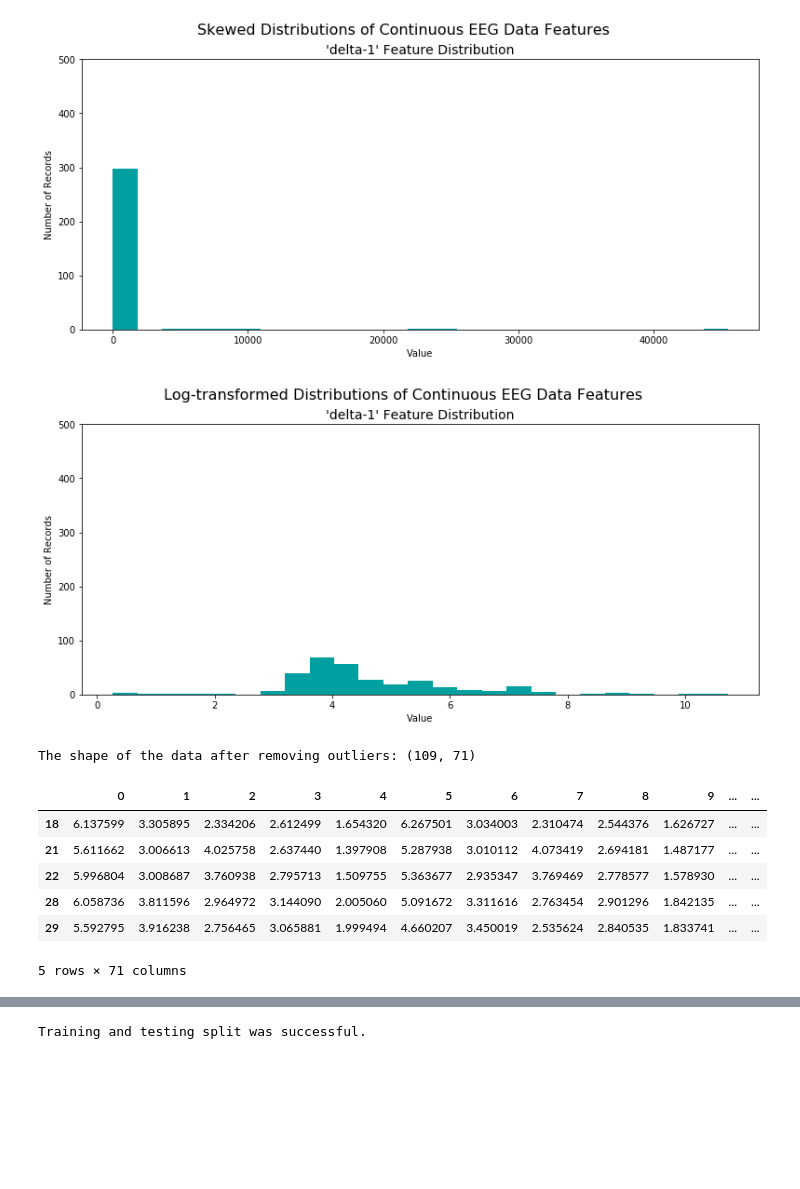
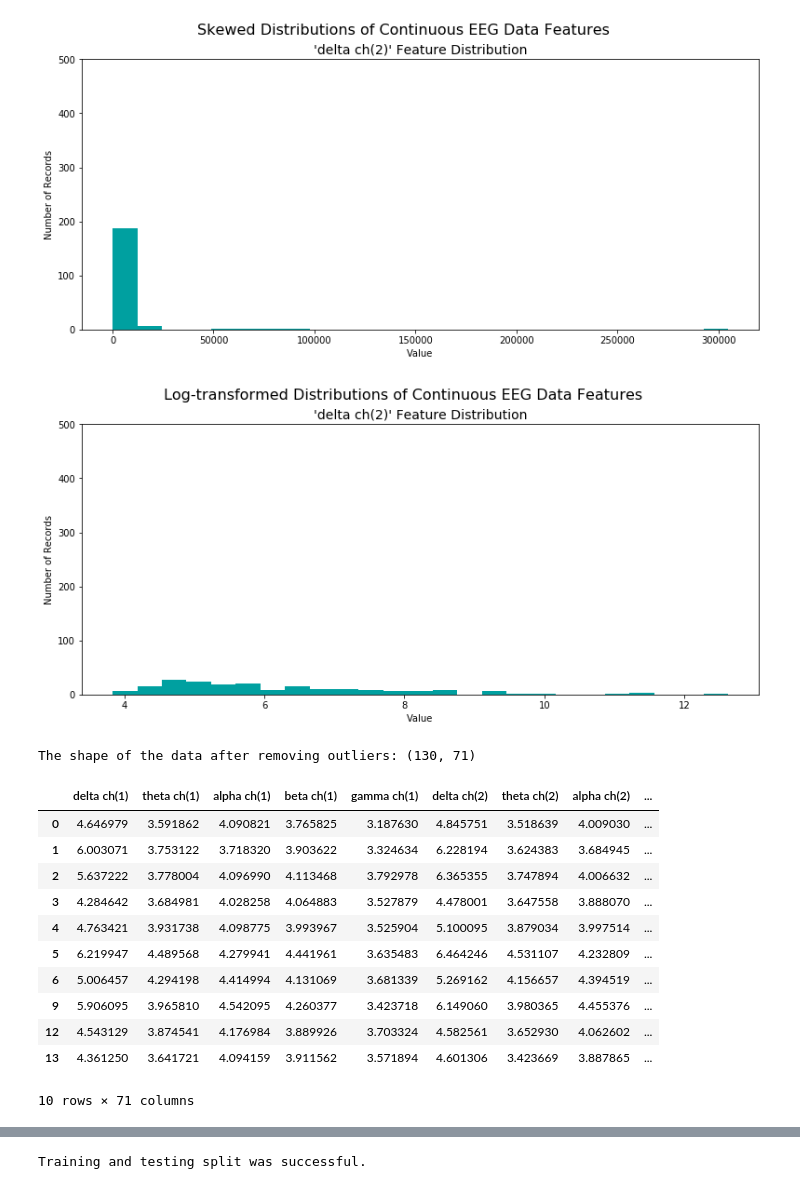
Before and after one commit to omarmagdy217/Driving-Behavior-Prediction_GP, a Jupyter notebook: Data Classification/state_prediction.ipynb, the cells around one changed output, grey strips where cells are left out. Drawn from its saved outputs; the diff is of its cells as text; code cells hidden in the pictures; blank space fills up the shorter version.

Commit message:
Classify Recorded Data

```diff
--- a/Data Classification/state_prediction.ipynb
+++ b/Data Classification/state_prediction.ipynb
@@ -10,9 +10,6 @@ def distribution(data, value, transformed = False):
     """
     Visualization code for displaying skewed distributions of features
     """
-    # Map bands
-    Data_Bands = {0: 'delta', 1: 'theta', 2: 'alpha', 3: 'beta', 4: 'gamma'}
-
     # Create figure
     fig = plt.figure(figsize = (11,5));
 
@@ -20,7 +17,7 @@ def distribution(data, value, transformed = False):
     for i, feature in enumerate([value]):
         ax = fig.add_subplot(1, 1, i+1)
         ax.hist(data[data.columns[feature-1]], bins = 25, color = '#00A0A0')
-        ax.set_title("'%s-%s' Feature Distribution"%(Data_Bands[(feature-1)%5], feature), fontsize = 14)
+        ax.set_title("'%s' Feature Distribution"%(data.columns[feature-1]), fontsize = 14)
         ax.set_xlabel("Value")
         ax.set_ylabel("Number of Records")
         ax.set_ylim((0, 500))
@@ -86,7 +83,7 @@ def fit_model(X, y):
 from IPython.display import display
 
 # Read the data.
-raw_data = pd.read_csv('eeg_bands_vector.csv', header=None)
+raw_data = pd.read_csv('eeg_bands_vector.csv')
 
 # Split the data into features and target label
 target_raw = raw_data[raw_data.columns[-1]]
@@ -95,6 +92,6 @@ features_raw = raw_data.drop(raw_data.columns[-1], axis = 1)
 # Print data shape.
 print("The shape of the data: {}".format(raw_data.shape))
 
-# Success - Display the first nine records
-display(raw_data.head(n=9))
+# Success - Display the first fifteen records
+display(raw_data.head(n=15))
 # %% [output]
@@ -113,24 +116,24 @@ The shape of the data: (306, 71)
 # %%
 # Visualize skewed continuous features of original data
-distribution(raw_data, 1)
+distribution(raw_data, 6)
 # %% [output]
-[figure, old version]
+[figure, new version]
 # %%
 # Log-transform the skewed features
 features_log_transformed = features_raw.apply(lambda x: np.log(x + 1))
 
 # Visualize the new log distributions
-distribution(features_log_transformed, 1, transformed = True)
+distribution(features_log_transformed, 6, transformed = True)
 # %% [output]
-[figure, old version]
+[figure, new version]
 # %%
-# Calculate Q1 (25th percentile of the data) for the given feature
+# Calculate Q1 (25th quantile of the data) for all features.
 Q1 = features_log_transformed.quantile(0.25)
 
-# Calculate Q3 (75th percentile of the data) for the given feature
+# Calculate Q3 (75th quantile of the data) for all features.
 Q3 = features_log_transformed.quantile(0.75)
 
-# Use the interquartile range to calculate an outlier step (1.5 times the interquartile range)
+# Use the interquartile range to calculate an outlier step (1.5 times the interquartile range).
 IQR = Q3 - Q1
 step = 1.5 * IQR
 
@@ -144,17 +147,22 @@ target_raw_out = preprocessed_data_out[preprocessed_data_out.columns[-1]]
 # Print data shape after removing outliers.
 print("The shape of the data after removing outliers: {}".format(preprocessed_data_out.shape))
 
-# Success - Display the first five records
-display(preprocessed_data_out.head())
+# Success - Display the first ten records
+display(preprocessed_data_out.head(n=10))
 # %% [output]
-The shape of the data after removing outliers: (109, 71)
+The shape of the data after removing outliers: (130, 71)
-|  | 0 | 1 | 2 | 3 | 4 | 5 | 6 | 7 | 8 | 9 | ... | ... |
-| 18 | 6.137599 | 3.305895 | 2.334206 | 2.612499 | 1.654320 | 6.267501 | 3.034003 | 2.310474 | 2.544376 | 1.626727 | ... | ... |
-| 21 | 5.611662 | 3.006613 | 4.025758 | 2.637440 | 1.397908 | 5.287938 | 3.010112 | 4.073419 | 2.694181 | 1.487177 | ... | ... |
-| 22 | 5.996804 | 3.008687 | 3.760938 | 2.795713 | 1.509755 | 5.363677 | 2.935347 | 3.769469 | 2.778577 | 1.578930 | ... | ... |
-| 28 | 6.058736 | 3.811596 | 2.964972 | 3.144090 | 2.005060 | 5.091672 | 3.311616 | 2.763454 | 2.901296 | 1.842135 | ... | ... |
-| 29 | 5.592795 | 3.916238 | 2.756465 | 3.065881 | 1.999494 | 4.660207 | 3.450019 | 2.535624 | 2.840535 | 1.833741 | ... | ... |
+|  | delta ch(1) | theta ch(1) | alpha ch(1) | beta ch(1) | gamma ch(1) | delta ch(2) | theta ch(2) | alpha ch(2) | ... |
+| 0 | 4.646979 | 3.591862 | 4.090821 | 3.765825 | 3.187630 | 4.845751 | 3.518639 | 4.009030 | ... |
+| 1 | 6.003071 | 3.753122 | 3.718320 | 3.903622 | 3.324634 | 6.228194 | 3.624383 | 3.684945 | ... |
+| 2 | 5.637222 | 3.778004 | 4.096990 | 4.113468 | 3.792978 | 6.365355 | 3.747894 | 4.006632 | ... |
+| 3 | 4.284642 | 3.684981 | 4.028258 | 4.064883 | 3.527879 | 4.478001 | 3.647558 | 3.888070 | ... |
+| 4 | 4.763421 | 3.931738 | 4.098775 | 3.993967 | 3.525904 | 5.100095 | 3.879034 | 3.997514 | ... |
+| 5 | 6.219947 | 4.489568 | 4.279941 | 4.441961 | 3.635483 | 6.464246 | 4.531107 | 4.232809 | ... |
+| 6 | 5.006457 | 4.294198 | 4.414994 | 4.131069 | 3.681339 | 5.269162 | 4.156657 | 4.394519 | ... |
+| 9 | 5.906095 | 3.965810 | 4.542095 | 4.260377 | 3.423718 | 6.149060 | 3.980365 | 4.455376 | ... |
+| 12 | 4.543129 | 3.874541 | 4.176984 | 3.889926 | 3.703324 | 4.582561 | 3.652930 | 4.062602 | ... |
+| 13 | 4.361250 | 3.641721 | 4.094159 | 3.911562 | 3.571894 | 4.601306 | 3.423669 | 3.887865 | ... |
-5 rows × 71 columns
+10 rows × 71 columns
 # %%
 # Import sklearn.preprocessing.StandardScaler
 from sklearn.preprocessing import MinMaxScaler
```
Also changed, not shown: parts of 11 cells of this notebook, 1 other file.
